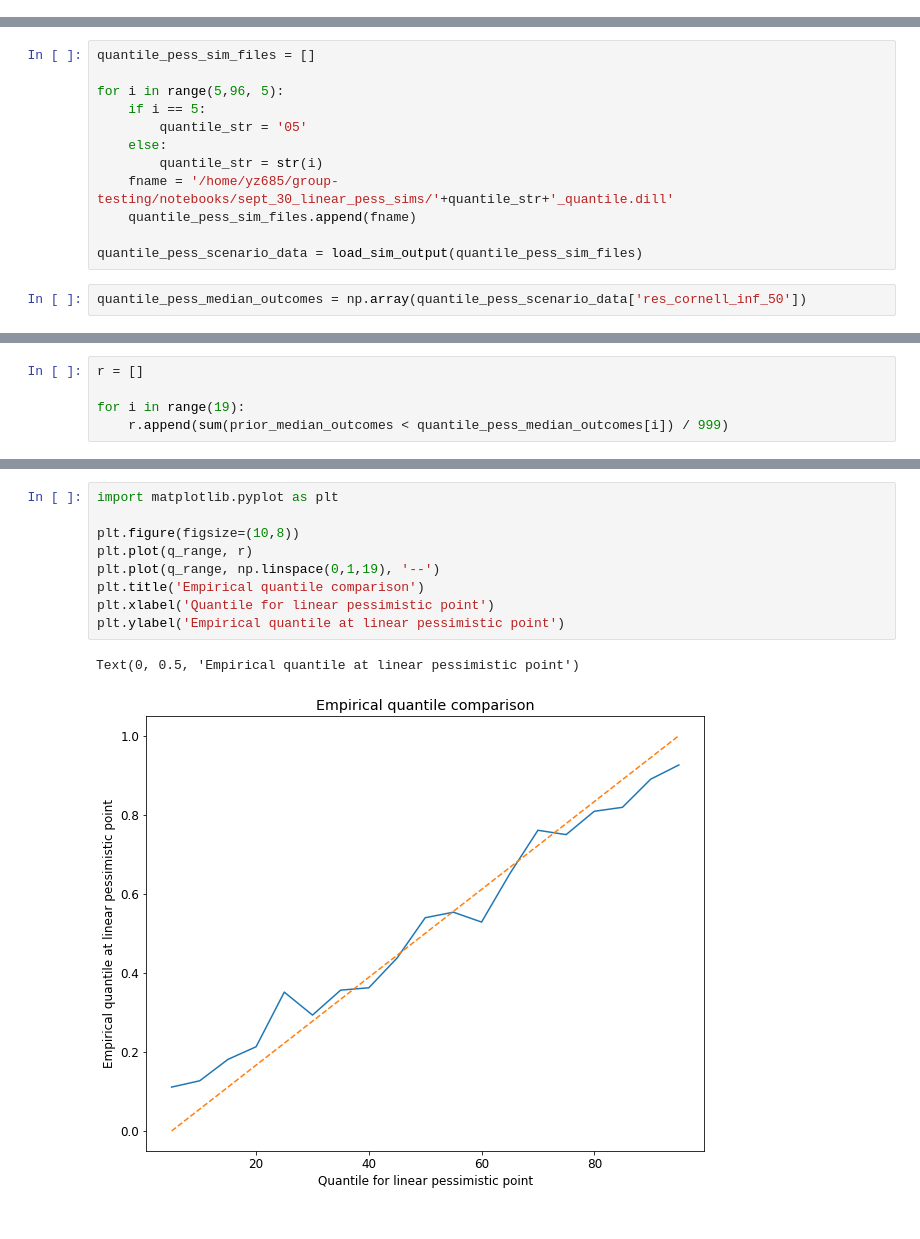
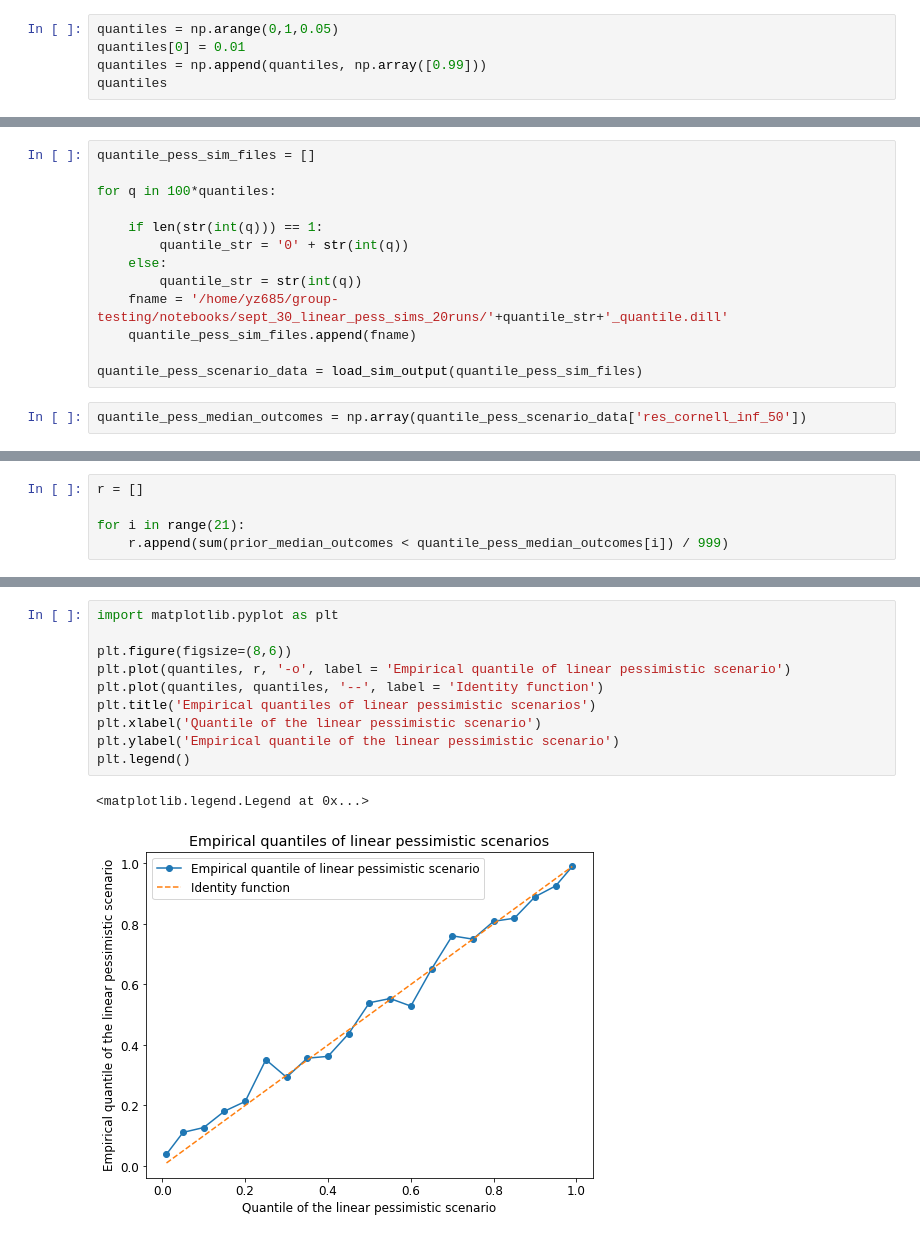
Before and after one commit to peter-i-frazier/group-testing, a Jupyter notebook: notebooks/09_30_21_model_free_goodness_of_fit_brian.ipynb, the cells around one changed output, grey strips where cells are left out. Saved outputs shown, nothing was run; the diff lists cells and outputs as text.

Commit message:
updated goodness of fit figs for adding to appendix

```diff
--- a/notebooks/09_30_21_model_free_goodness_of_fit_brian.ipynb
+++ b/notebooks/09_30_21_model_free_goodness_of_fit_brian.ipynb
@@ -43,0 +48,5 @@ prior_median_outcomes = np.array(scenario_data['res_cornell_inf_50'])
+# %%
+quantiles = np.arange(0,1,0.05)
+quantiles[0] = 0.01
+quantiles = np.append(quantiles, np.array([0.99]))
+quantiles
@@ -44,12 +56,13 @@ prior_median_outcomes = np.array(scenario_data['res_cornell_inf_50'])
 # %%
 quantile_pess_sim_files = []
 
-for i in range(5,96, 5):
-    if i == 5:
-        quantile_str = '05'
+for q in 100*quantiles:
+
+    if len(str(int(q))) == 1:
+        quantile_str = '0' + str(int(q))
     else:
-        quantile_str = str(i)
-    fname = '/home/yz685/group-testing/notebooks/sept_30_linear_pess_sims/'+quantile_str+'_quantile.dill'
+        quantile_str = str(int(q))
+    fname = '/home/yz685/group-testing/notebooks/sept_30_linear_pess_sims_20runs/'+quantile_str+'_quantile.dill'
     quantile_pess_sim_files.append(fname)
 
 quantile_pess_scenario_data = load_sim_output(quantile_pess_sim_files)
@@ -58,5 +75,5 @@ quantile_pess_median_outcomes = np.array(quantile_pess_scenario_data['res_cornel
 # %%
 r = []
 
-for i in range(19):
+for i in range(21):
     r.append(sum(prior_median_outcomes < quantile_pess_median_outcomes[i]) / 999)
@@ -65,12 +100,13 @@ q_range = range(5, 96, 5)
 # %%
 import matplotlib.pyplot as plt
 
-plt.figure(figsize=(10,8))
-plt.plot(q_range, r)
-plt.plot(q_range, np.linspace(0,1,19), '--')
-plt.title('Empirical quantile comparison')
-plt.xlabel('Quantile for linear pessimistic point')
-plt.ylabel('Empirical quantile at linear pessimistic point')
+plt.figure(figsize=(8,6))
+plt.plot(quantiles, r, '-o', label = 'Empirical quantile of linear pessimistic scenario')
+plt.plot(quantiles, quantiles, '--', label = 'Identity function')
+plt.title('Empirical quantiles of linear pessimistic scenarios')
+plt.xlabel('Quantile of the linear pessimistic scenario')
+plt.ylabel('Empirical quantile of the linear pessimistic scenario')
+plt.legend()
 # %% [output]
-Text(0, 0.5, 'Empirical quantile at linear pessimistic point')
+<matplotlib.legend.Legend at 0x...>
-[figure, old version]
+[figure, new version]
```
Also changed, not shown: parts of 6 cells of this notebook, 22 other files.
